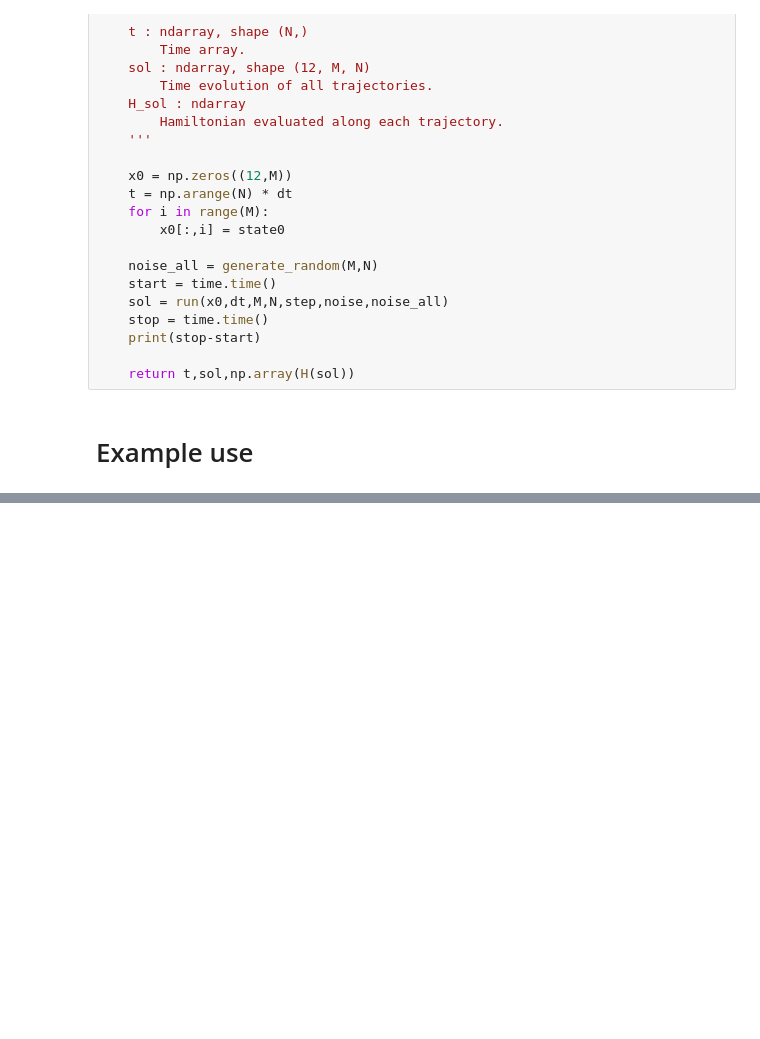
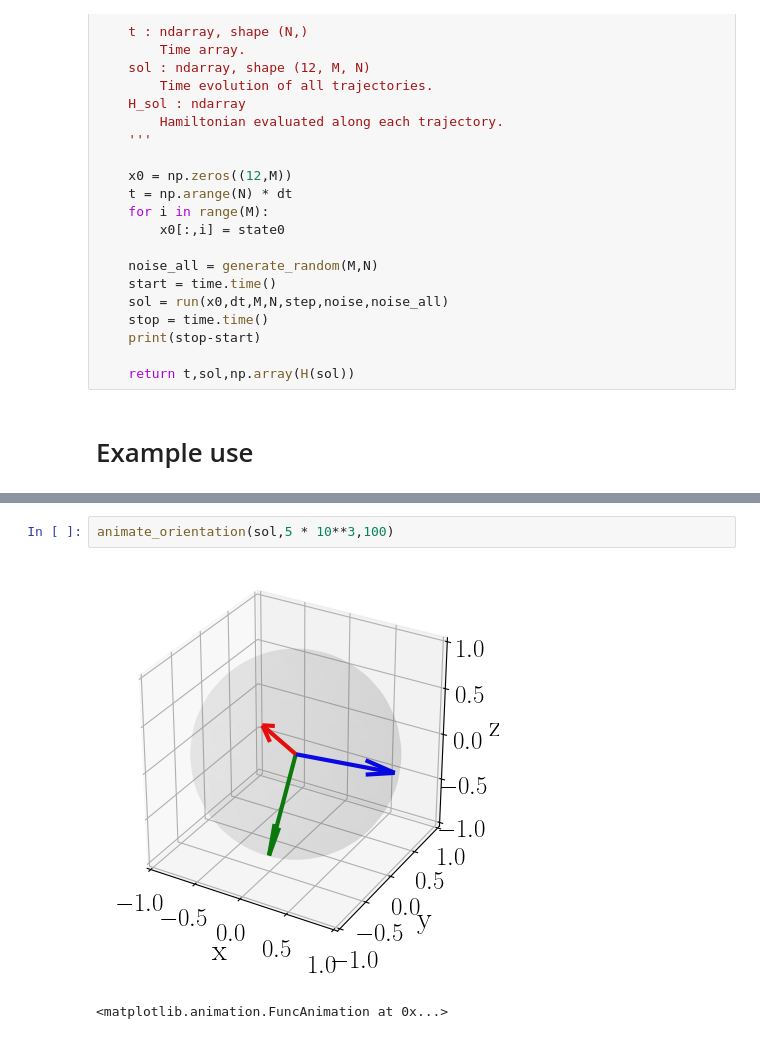
Before and after one commit to sgodec/optomehanika, a Jupyter notebook: code/nanoparticle/simulation/example_use.ipynb, the cells around one changed output, grey strips where cells are left out. Drawn from its saved outputs; the diff is of its cells as text; blank space fills up the shorter version.

```diff
--- a/code/nanoparticle/simulation/example_use.ipynb
+++ b/code/nanoparticle/simulation/example_use.ipynb
@@ -210,0 +201,5 @@ Ploted hamiltonian fig2
+# %%
+animate_orientation(sol,5 * 10**3,100)
+# %% [output]
+[figure, added]
+<matplotlib.animation.FuncAnimation at 0x...>
```
Also changed, not shown: parts of 7 cells of this notebook, 1 other file.
